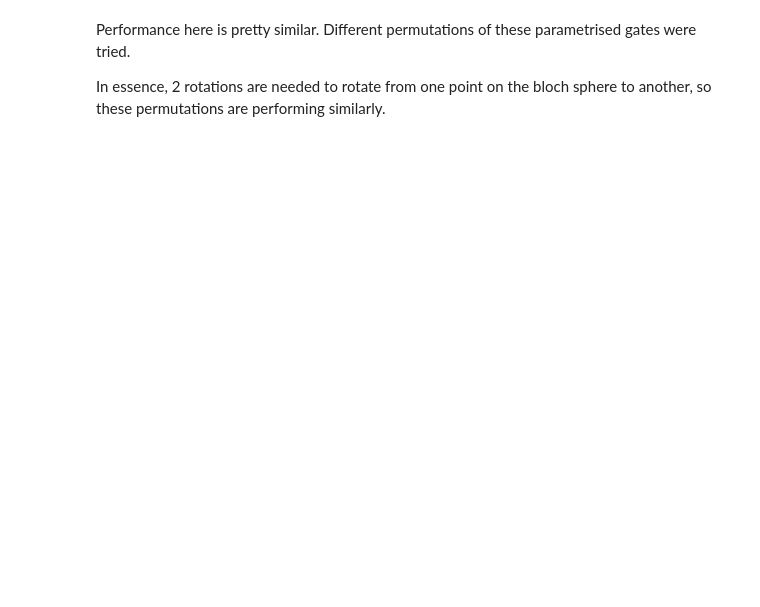
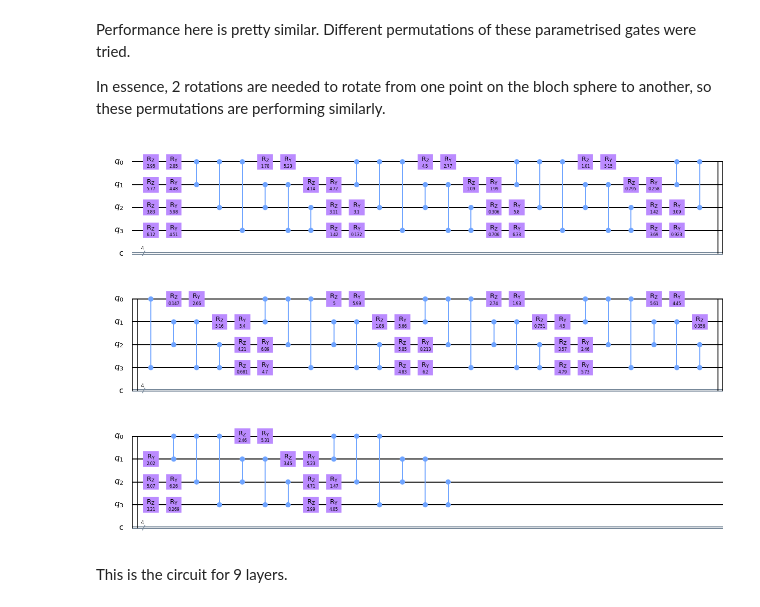
Before and after one commit to parsidd/screening_tasks_qosf, a Jupyter notebook: vighnesh/q1.ipynb, the cells around one changed output. Cells and saved outputs as stored; diff of their text form; code cells hidden in the pictures; blank space fills up the shorter version.

```diff
--- a/vighnesh/q1.ipynb
+++ b/vighnesh/q1.ipynb
@@ -268,3 +277,9 @@ plt.plot(error)
 Performance here is pretty similar. Different permutations of these parametrised gates were tried.
 
 In essence, 2 rotations are needed to rotate from one point on the bloch sphere to another, so these permutations are performing similarly.
+# %%
+qc.draw("mpl")
+# %% [output]
+[figure, added]
+# %% [markdown]
+This is the circuit for 9 layers.
```
Also changed, not shown: parts of 7 cells of this notebook.
